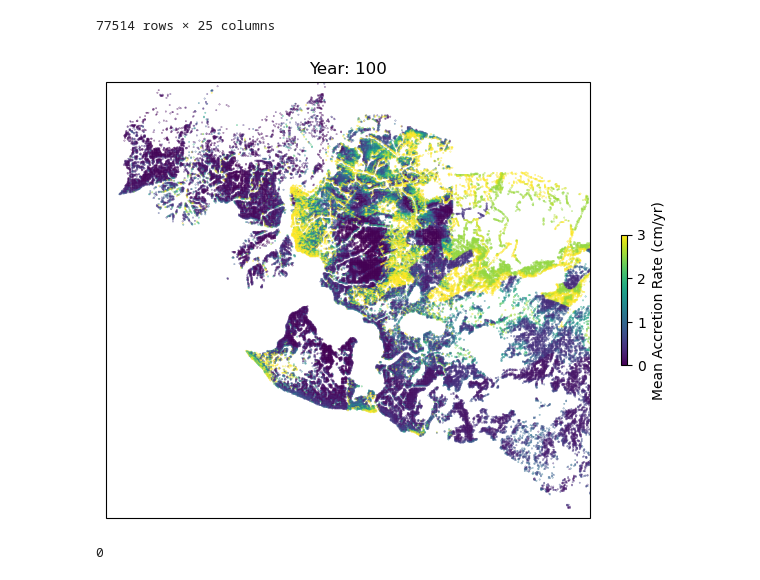
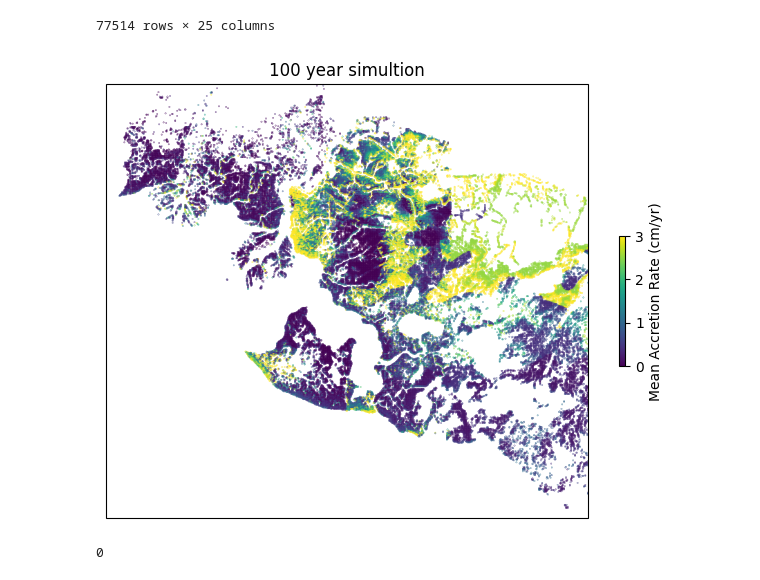
Before and after one commit to ornldaac/deltax_workshop_2024, a Jupyter notebook: tutorials/6_NUMARModel/Landscape_example/6B_Build-Run_NUMAR_LandscapeModel.ipynb, the cells around one changed output. Saved outputs shown, nothing was run; the diff lists cells and outputs as text; code cells hidden in the pictures.

```diff
--- a/tutorials/6_NUMARModel/Landscape_example/6B_Build-Run_NUMAR_LandscapeModel.ipynb
+++ b/tutorials/6_NUMARModel/Landscape_example/6B_Build-Run_NUMAR_LandscapeModel.ipynb
@@ -316,22 +332,22 @@ year100
 # %%
 # for year in np.arange(10,110,10):
 #     fig, ax= plt.subplots(1,1, subplot_kw={'projection': ccrs.epsg(EPSG)})
 #     sc = ax.scatter(year100['long'],year100['lat'],s=0.05,vmin=0,vmax=3, c=year100['Total Accretion %syrs (cm)' %(year)]/year)
 #     plt.colorbar(sc,label='Mean Accretion Rate (cm/yr)',shrink=0.3)
 #     plt.title('Year: ' + str(year))
 #     ax.set_extent([AOI.bounds.left,AOI.bounds.right,AOI.bounds.bottom,AOI.bounds.top], crs=ccrs.epsg(EPSG))
 #     fig.tight_layout()
 #     fig.savefig(example_dir/('MeanAccretion_Year%s.png'%(str(year).zfill(3))))
 #     plt.close()
 fig, ax= plt.subplots(1,1, subplot_kw={'projection': ccrs.epsg(EPSG)})
 sc = ax.scatter(year100['long'],year100['lat'],s=0.05,vmin=0,vmax=3, c=year100['Mean Accretion (cm/yr)'])
 plt.colorbar(sc,label='Mean Accretion Rate (cm/yr)',shrink=0.3)
-plt.title('Year: ' + str(year))
+plt.title('100 year simultion')
 ax.set_extent([AOI.bounds.left,AOI.bounds.right,AOI.bounds.bottom,AOI.bounds.top], crs=ccrs.epsg(EPSG))
 fig.tight_layout()
 fig.savefig(example_dir/('MeanAccretion_100yr.png'))
 # %% [output]
-[figure, old version]
+[figure, new version]
 # %%
 os.system('rm -r %s' %(tmp_dir))
 # %% [output]
```
Also changed, not shown: parts of 8 cells of this notebook.
